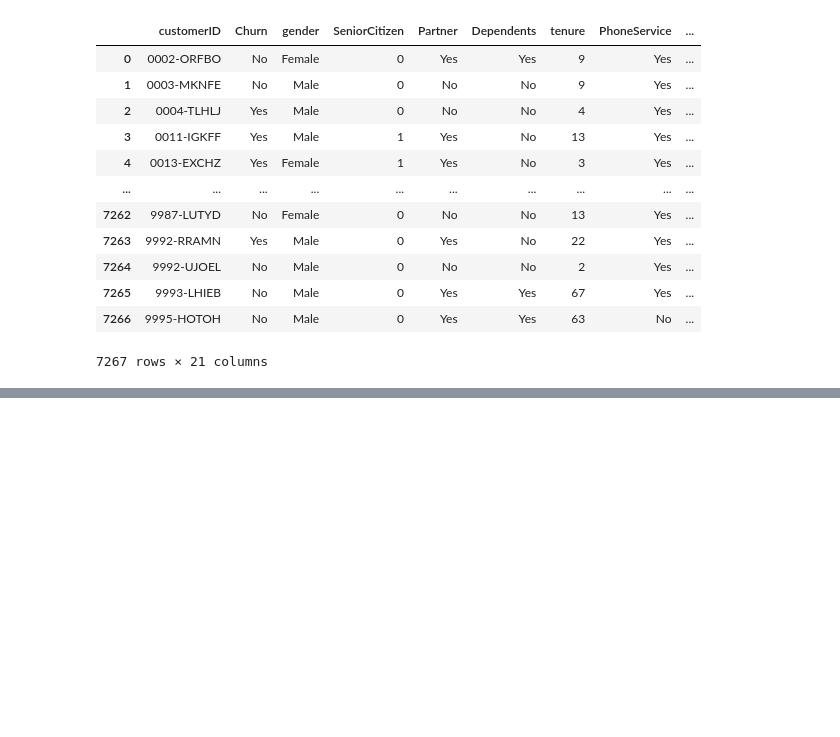
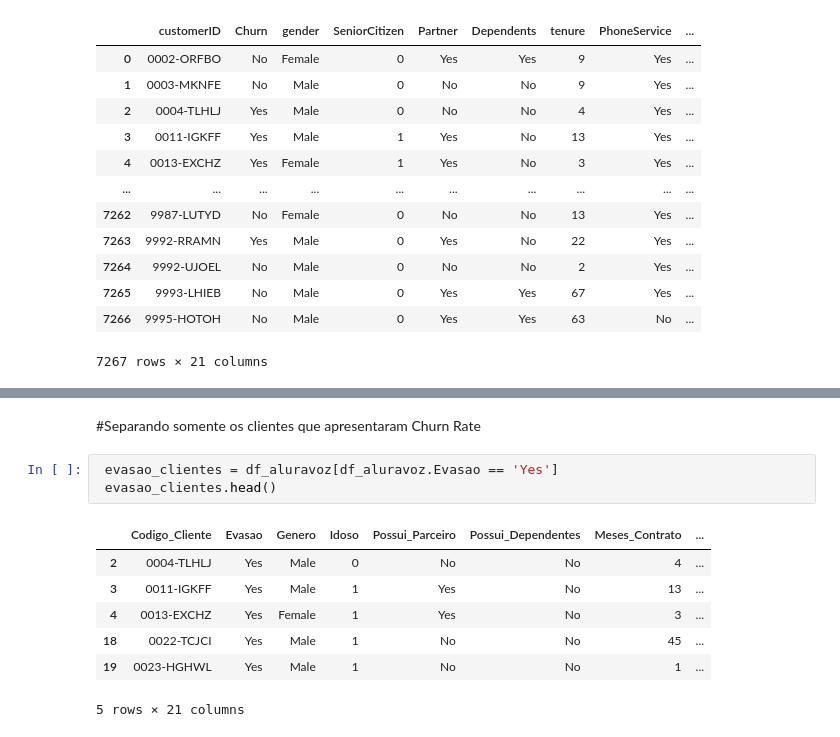
Before and after one commit to wellingtonsouza32/ChallengeAlura, a Jupyter notebook: challenge_semana_1.ipynb, the cells around one changed output, grey strips where cells are left out. Cells and saved outputs as stored; diff of their text form; blank space fills up the shorter version.

```diff
--- a/challenge_semana_1.ipynb
+++ b/challenge_semana_1.ipynb
@@ -184,0 +230,13 @@ evasao = df_aluravoz.Evasao == True
+# %% [markdown]
+#Separando somente os clientes que apresentaram Churn Rate
+# %%
+ evasao_clientes = df_aluravoz[df_aluravoz.Evasao == 'Yes']
+ evasao_clientes.head()
+# %% [output]
+|  | Codigo_Cliente | Evasao | Genero | Idoso | Possui_Parceiro | Possui_Dependentes | Meses_Contrato | ... |
+| 2 | 0004-TLHLJ | Yes | Male | 0 | No | No | 4 | ... |
+| 3 | 0011-IGKFF | Yes | Male | 1 | Yes | No | 13 | ... |
+| 4 | 0013-EXCHZ | Yes | Female | 1 | Yes | No | 3 | ... |
+| 18 | 0022-TCJCI | Yes | Male | 1 | No | No | 45 | ... |
+| 19 | 0023-HGHWL | Yes | Male | 1 | No | No | 1 | ... |
+5 rows × 21 columns
```
Also changed, not shown: parts of 24 cells of this notebook.
